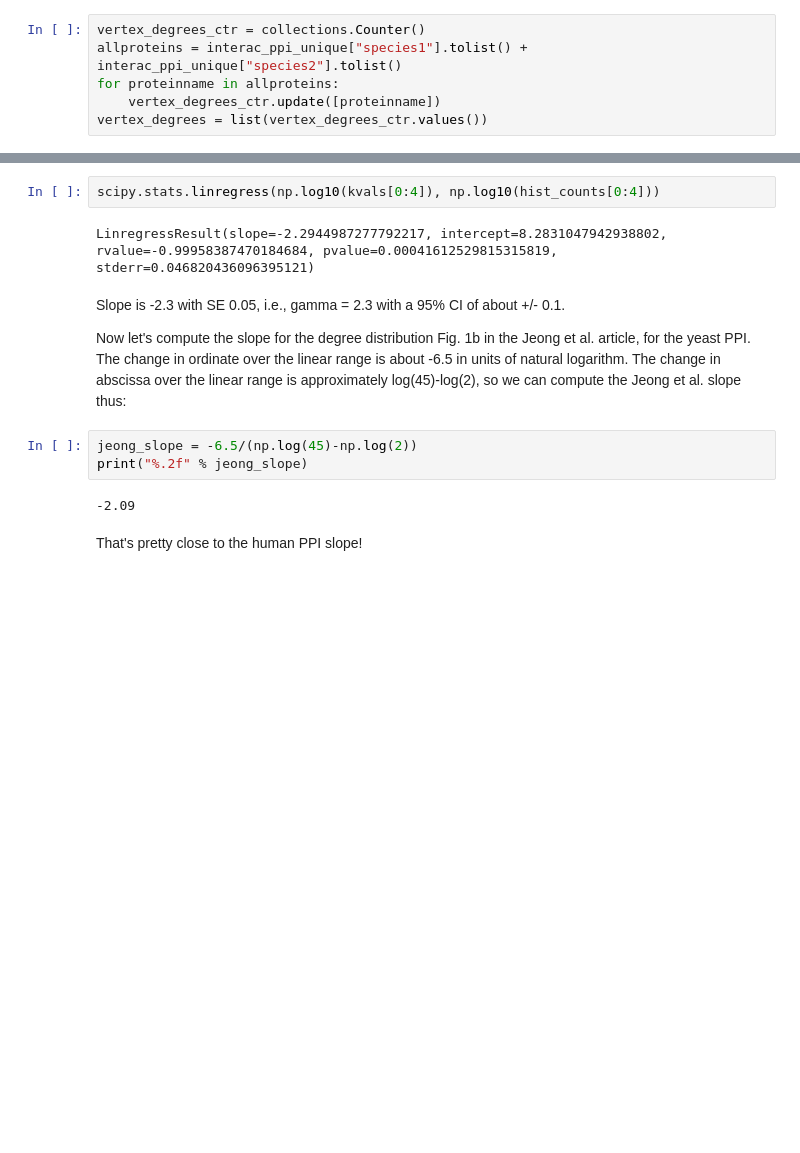
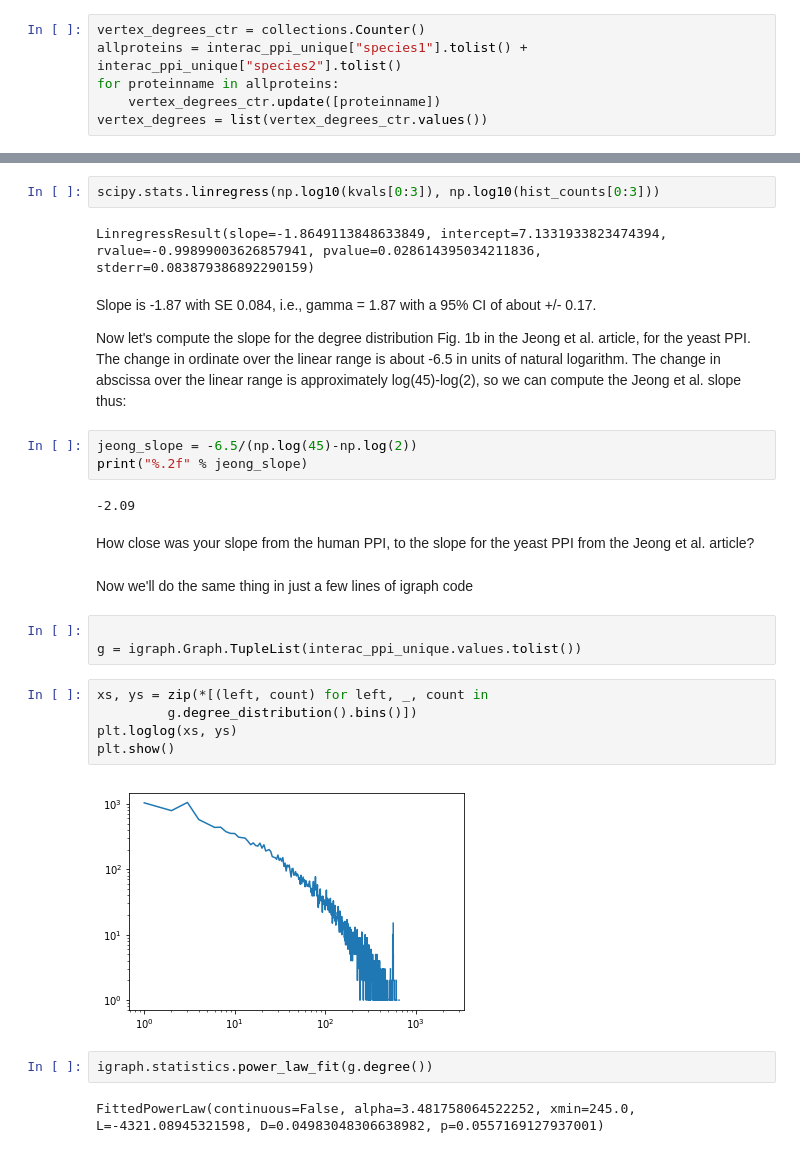
Before and after one commit to ramseylab/networkscompbio, a Jupyter notebook: class06_degdist_python3.ipynb, the cells around one changed output, grey strips where cells are left out. Saved outputs shown, nothing was run; the diff lists cells and outputs as text; blank space fills up the shorter version.

```diff
--- a/class06_degdist_python3.ipynb
+++ b/class06_degdist_python3.ipynb
@@ -69,9 +120,9 @@ Step 8:  Do a linear fit to the log10(N(k)) vs. log10(k) data (just over the ran
 # %%
-scipy.stats.linregress(np.log10(kvals[0:4]), np.log10(hist_counts[0:4]))
+scipy.stats.linregress(np.log10(kvals[0:3]), np.log10(hist_counts[0:3]))
 # %% [output]
-LinregressResult(slope=-2.2944987277792217, intercept=8.2831047942938802, rvalue=-0.99958387470184684, pvalue=0.00041612529815315819, stderr=0.046820436096395121)
+LinregressResult(slope=-1.8649113848633849, intercept=7.1331933823474394, rvalue=-0.99899003626857941, pvalue=0.028614395034211836, stderr=0.083879386892290159)
 # %% [markdown]
-Slope is -2.3 with SE 0.05, i.e., gamma = 2.3 with a 95% CI of about +/- 0.1.
+Slope is -1.87 with SE 0.084, i.e., gamma = 1.87 with a 95% CI of about +/- 0.17.
 
 Now let's compute the slope for the degree distribution Fig. 1b in the Jeong et al. article, for the yeast PPI.  The change in ordinate over the linear range is about -6.5 in units of natural logarithm. The change in abscissa over the linear range is approximately log(45)-log(2), so we can compute the Jeong et al. slope thus:
 # %%
@@ -79,5 +130,21 @@ jeong_slope = -6.5/(np.log(45)-np.log(2))
 print("%.2f" % jeong_slope)
 # %% [output]
 -2.09
-# %% [markdown]
-That's pretty close to the human PPI slope!
+# %% [markdown]
+How close was your slope from the human PPI, to the slope for the yeast PPI from the Jeong et al. article?
+# %% [markdown]
+Now we'll do the same thing in just a few lines of igraph code
+# %%
+
+g = igraph.Graph.TupleList(interac_ppi_unique.values.tolist())
+# %%
+xs, ys = zip(*[(left, count) for left, _, count in
+         g.degree_distribution().bins()])
+plt.loglog(xs, ys)
+plt.show()
+# %% [output]
+[figure, added]
+# %%
+igraph.statistics.power_law_fit(g.degree())
+# %% [output]
+FittedPowerLaw(continuous=False, alpha=3.481758064522252, xmin=245.0, L=-4321.08945321598, D=0.04983048306638982, p=0.0557169127937001)
```
Also changed, not shown: parts of 24 cells of this notebook, 4 other files.
